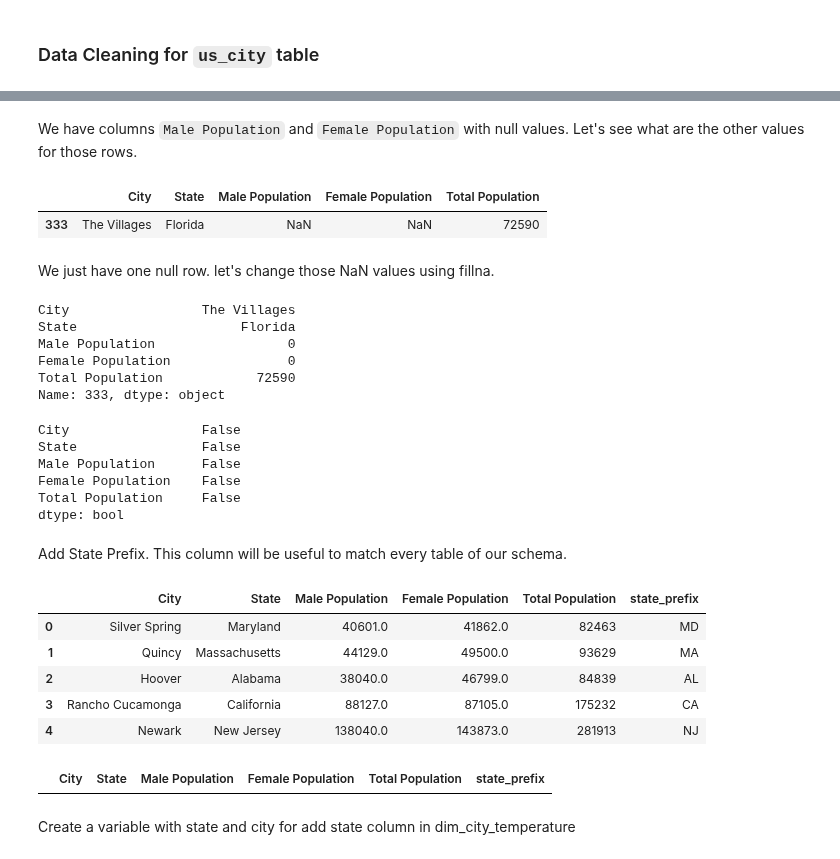
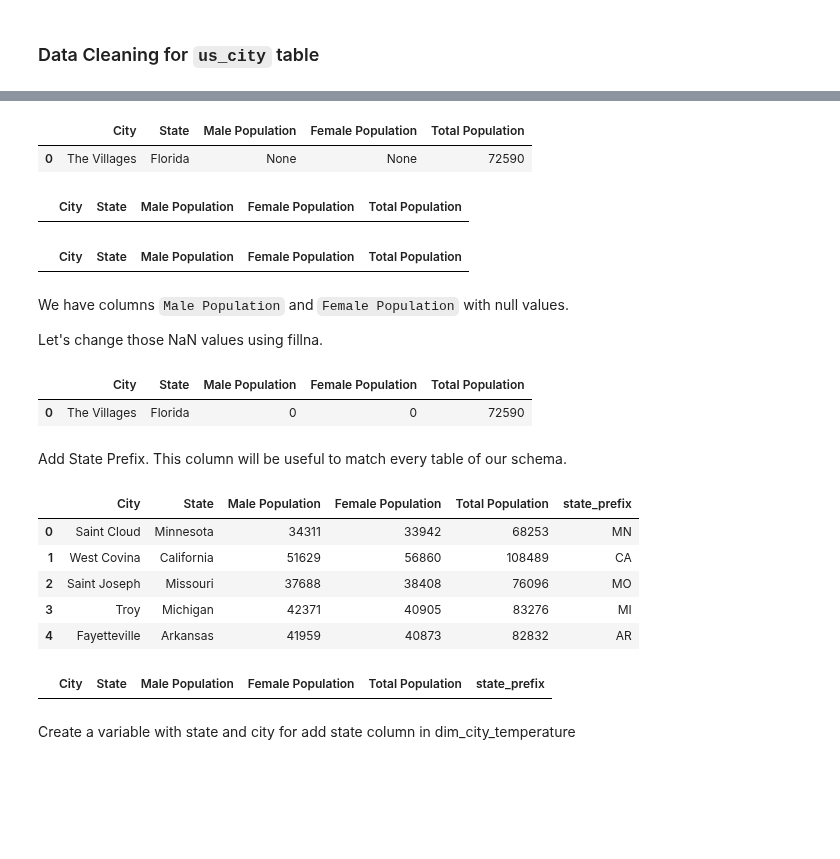
Before and after one commit to kennycontreras/us_national_tourism, a Jupyter notebook: us_national_tourism.ipynb, the cells around one changed output, grey strips where cells are left out. Cells and saved outputs as stored; diff of their text form; code cells hidden in the pictures; blank space fills up the shorter version.

Commit message:
Change dim_us_city dataframe from pandas to spark dataframe

```diff
--- a/us_national_tourism.ipynb
+++ b/us_national_tourism.ipynb
@@ -20,6 +27,6 @@ from pyspark.sql import types as T
 # %%
 us_city_path  = os.getcwd() + '/datasets/us-cities-demographics.csv'
-df_city = pd.read_csv(us_city_path, delimiter=';')
-df_city.head()
+df_city = spark.read.format("csv").option("header", "true").option("delimiter", ";").load(us_city_path)
+df_city.limit(5).toPandas()
 # %% [output]
 |  | City | State | Median Age | Male Population | Female Population | Total Population | ... |
@@ -40,7 +47,8 @@ Columns of `us_city`:
 * total_population (male + female population)
 * state_prefix
 # %%
-df_city = df_city[['City', 'State', 'Male Population', 'Female Population', 'Total Population']].drop_duplicates()
-df_city.head()
+columns  = ['City', 'State', 'Male Population', 'Female Population', 'Total Population']
+df_city = df_city.select(*columns).dropDuplicates()
+df_city.limit(5).toPandas()
 # %% [output]
 |  | City | State | Male Population | Female Population | Total Population |
@@ -65,53 +64,50 @@ dtype: bool
+# %%
+df_city.filter((F.col("Male Population").isNull() == True) | (F.col("Female Population").isNull() == True)).toPandas()
+# %% [output]
+|  | City | State | Male Population | Female Population | Total Population |
+| 0 | The Villages | Florida | None | None | 72590 |
+# %%
+df_city.filter((F.col("City").isNull() == True) | (F.col("State").isNull() == True) ).toPandas()
+# %% [output]
+|  | City | State | Male Population | Female Population | Total Population |
+# %%
+df_city.filter(F.col("Total Population").isNull() == True).toPandas()
+# %% [output]
+|  | City | State | Male Population | Female Population | Total Population |
 # %% [markdown]
-We have columns `Male Population` and `Female Population` with null values. Let's see what are the other values for those rows.
+We have columns `Male Population` and `Female Population` with null values.
+
+Let's change those NaN values using fillna.
-# %%
-nan_city = df_city[df_city.isnull().T.any().T]
-nan_city.head()
-# %% [output]
-|  | City | State | Male Population | Female Population | Total Population |
-| 333 | The Villages | Florida | NaN | NaN | 72590 |
-# %% [markdown]
-We just have one null row. let's change those NaN values using fillna.
 # %%
-df_city.fillna({'Male Population': 0, 'Female Population': 0}, inplace=True)
-df_city.loc[333]
+df_cityFill = df_city.fillna({'Male Population': 0, 'Female Population': 0})
+df_cityFill.filter('City = "The Villages"').toPandas()
 # %% [output]
-City                 The Villages
-State                     Florida
-Male Population                 0
-Female Population               0
-Total Population            72590
-Name: 333, dtype: object
+|  | City | State | Male Population | Female Population | Total Population |
+| 0 | The Villages | Florida | 0 | 0 | 72590 |
-# %%
-df_city.isnull().any()
-# %% [output]
-City                 False
-State                False
-Male Population      False
-Female Population    False
-Total Population     False
-dtype: bool
 # %% [markdown]
 Add State Prefix. This column will be useful to match every table of our schema.
 # %%
 from datasets.data import Data
+from pyspark.sql.functions import udf
 
+@udf
 def state_prefix(name):
     prefix = [key for key,value in Data.states.items() if value==name][0]
     return prefix
 
-df_city['state_prefix'] = df_city['State'].apply(lambda x: state_prefix(x))
-df_city.head()
+
+df_cityState = df_cityFill.withColumn("state_prefix", state_prefix(df_cityFill.State))
+df_cityState.limit(5).toPandas()
 # %% [output]
 |  | City | State | Male Population | Female Population | Total Population | state_prefix |
-| 0 | Silver Spring | Maryland | 40601.0 | 41862.0 | 82463 | MD |
-| 1 | Quincy | Massachusetts | 44129.0 | 49500.0 | 93629 | MA |
-| 2 | Hoover | Alabama | 38040.0 | 46799.0 | 84839 | AL |
-| 3 | Rancho Cucamonga | California | 88127.0 | 87105.0 | 175232 | CA |
-| 4 | Newark | New Jersey | 138040.0 | 143873.0 | 281913 | NJ |
+| 0 | Saint Cloud | Minnesota | 34311 | 33942 | 68253 | MN |
+| 1 | West Covina | California | 51629 | 56860 | 108489 | CA |
+| 2 | Saint Joseph | Missouri | 37688 | 38408 | 76096 | MO |
+| 3 | Troy | Michigan | 42371 | 40905 | 83276 | MI |
+| 4 | Fayetteville | Arkansas | 41959 | 40873 | 82832 | AR |
-# %%
-df_city[df_city.state_prefix.isnull()]
-# %% [output]
-|  | City | State | Male Population | Female Population | Total Population | state_prefix |
+# %%
+df_cityState.filter(F.col("state_prefix").isNull()).toPandas()
+# %% [output]
+|  | City | State | Male Population | Female Population | Total Population | state_prefix |
 # %% [markdown]
 Create a variable with state and city for add state column in dim_city_temperature
```
Also changed, not shown: parts of 11 cells of this notebook, 1 other file.
